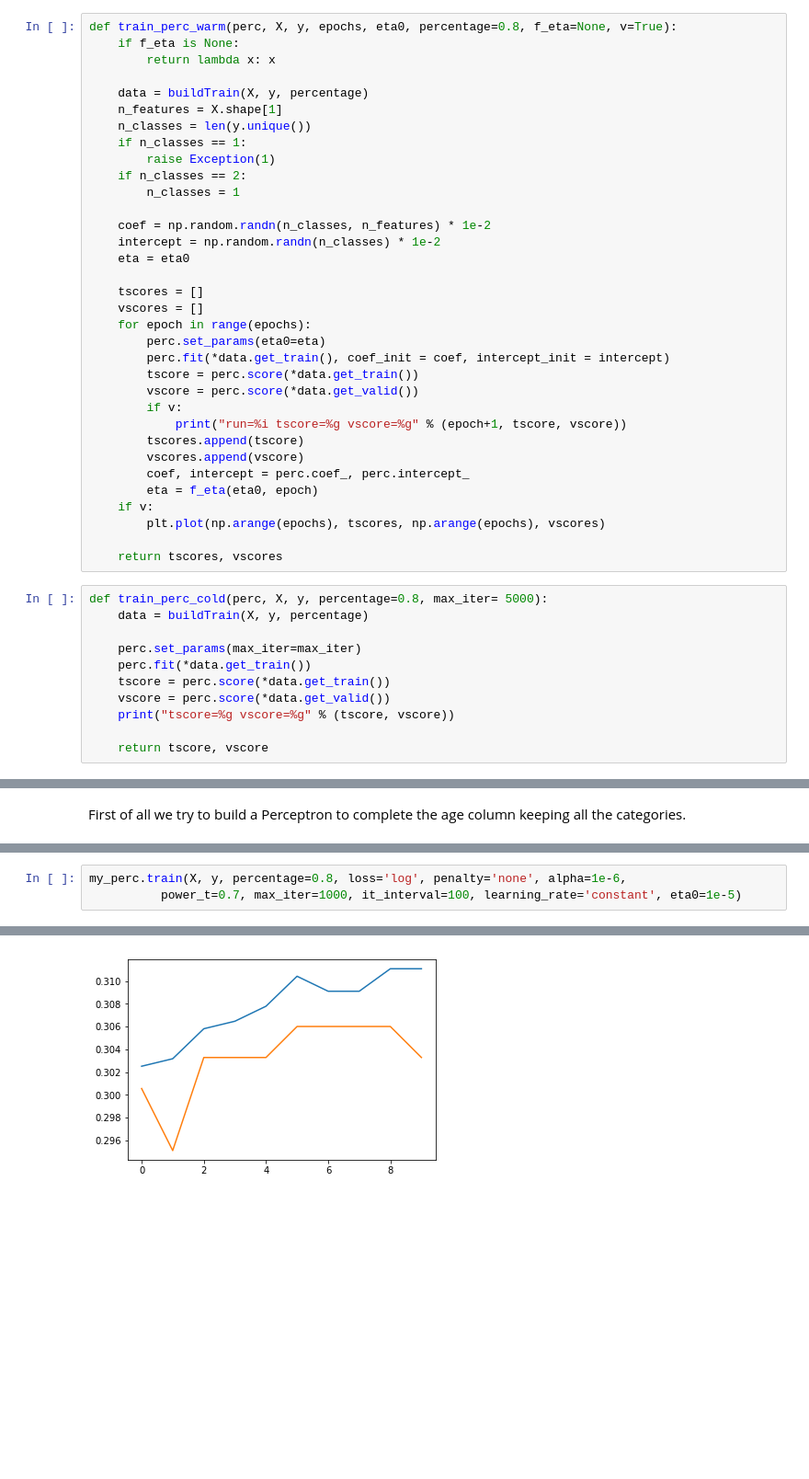
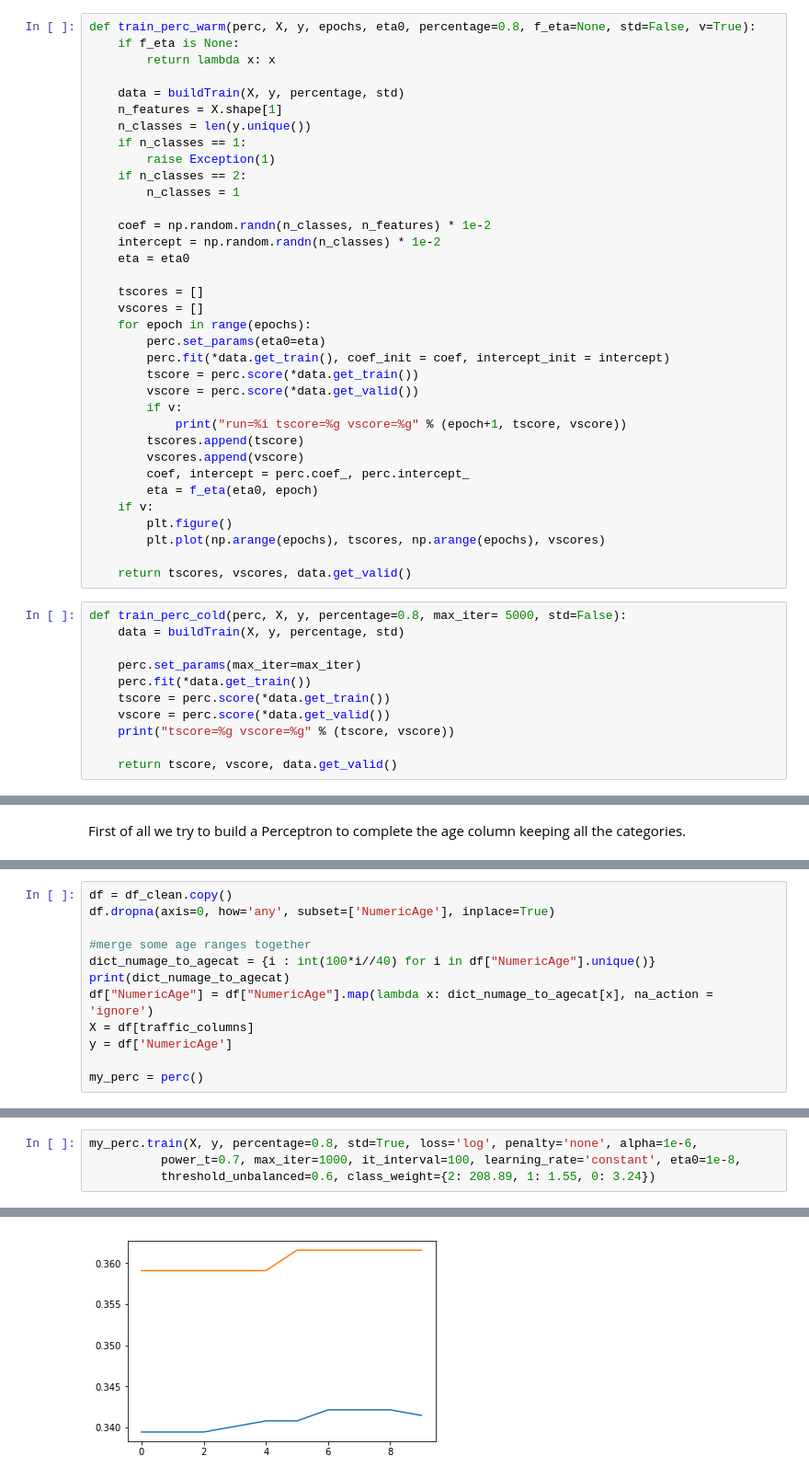
Before and after one commit to guglielmoG/MachineLearningVod, a Jupyter notebook: ML-Vod++.ipynb, the cells around one changed output, grey strips where cells are left out. Shown at 92% size. Saved outputs shown, nothing was run; the diff lists cells and outputs as text; blank space fills up the shorter version.

```diff
--- a/ML-Vod++.ipynb
+++ b/ML-Vod++.ipynb
@@ -299,11 +317,11 @@ class test():
         plt.figure()
         plt.plot(*zip(*scores),'-')
 # %%
-def train_perc_warm(perc, X, y, epochs, eta0, percentage=0.8, f_eta=None, v=True):
+def train_perc_warm(perc, X, y, epochs, eta0, percentage=0.8, f_eta=None, std=False, v=True):
     if f_eta is None:
         return lambda x: x
 
-    data = buildTrain(X, y, percentage)
+    data = buildTrain(X, y, percentage, std)
     n_features = X.shape[1]
     n_classes = len(y.unique())
     if n_classes == 1:
@@ -329,12 +347,13 @@ def train_perc_warm(perc, X, y, epochs, eta0, percentage=0.8, f_eta=None, v=True
         coef, intercept = perc.coef_, perc.intercept_
         eta = f_eta(eta0, epoch)
     if v:
+        plt.figure()
         plt.plot(np.arange(epochs), tscores, np.arange(epochs), vscores)
 
-    return tscores, vscores
+    return tscores, vscores, data.get_valid()
 # %%
-def train_perc_cold(perc, X, y, percentage=0.8, max_iter= 5000):
-    data = buildTrain(X, y, percentage)
+def train_perc_cold(perc, X, y, percentage=0.8, max_iter= 5000, std=False):
+    data = buildTrain(X, y, percentage, std)
 
     perc.set_params(max_iter=max_iter)
     perc.fit(*data.get_train())
@@ -342,7 +361,7 @@ def train_perc_cold(perc, X, y, percentage=0.8, max_iter= 5000):
     vscore = perc.score(*data.get_valid())
     print("tscore=%g vscore=%g" % (tscore, vscore))
 
-    return tscore, vscore
+    return tscore, vscore, data.get_valid()
 # %%
 class perc():
     def __init__(self, seed = None):
@@ -564,0 +611,12 @@ y = df['NumericAge']
+# %%
+df = df_clean.copy()
+df.dropna(axis=0, how='any', subset=['NumericAge'], inplace=True)
+
+#merge some age ranges together
+dict_numage_to_agecat = {i : int(100*i//40) for i in df["NumericAge"].unique()}
+print(dict_numage_to_agecat)
+df["NumericAge"] = df["NumericAge"].map(lambda x: dict_numage_to_agecat[x], na_action = 'ignore')
+X = df[traffic_columns]
+y = df['NumericAge']
+
+my_perc = perc()
@@ -565,4 +625,5 @@ y = df['NumericAge']
 # %%
-my_perc.train(X, y, percentage=0.8, loss='log', penalty='none', alpha=1e-6,
-          power_t=0.7, max_iter=1000, it_interval=100, learning_rate='constant', eta0=1e-5)
+my_perc.train(X, y, percentage=0.8, std=True, loss='log', penalty='none', alpha=1e-6,
+          power_t=0.7, max_iter=1000, it_interval=100, learning_rate='constant', eta0=1e-8,
+          threshold_unbalanced=0.6, class_weight={2: 208.89, 1: 1.55, 0: 3.24})
 # %% [output]
@@ -579 +644 @@ run=10 tscore=0.311096 vscore=0.303279
-[figure, old version]
+[figure, new version]
```
Also changed, not shown: parts of 16 cells of this notebook.
